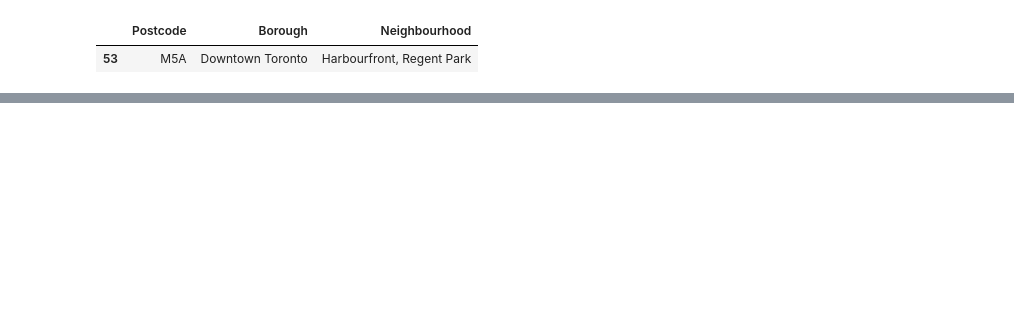
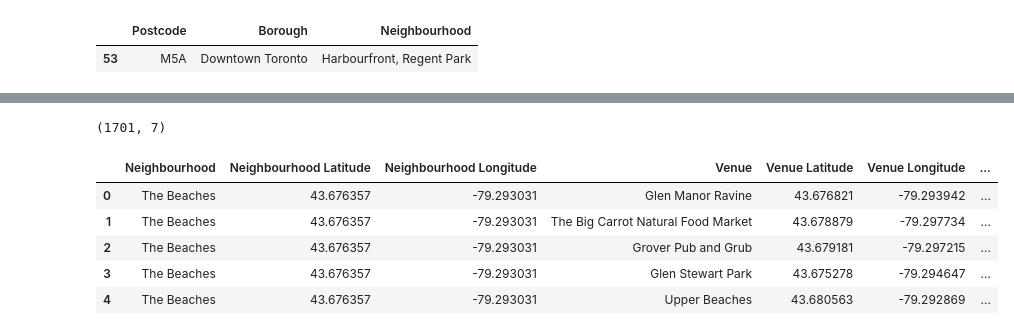
Before and after one commit to vishalkrag01/Coursera_Capstone, a Jupyter notebook: GeoLocaton and Clustering2.ipynb, the cells around one changed output, grey strips where cells are left out. Saved outputs shown, nothing was run; the diff lists cells and outputs as text; code cells hidden in the pictures; blank space fills up the shorter version.

```diff
--- a/GeoLocaton and Clustering2.ipynb
+++ b/GeoLocaton and Clustering2.ipynb
@@ -144,0 +340,13 @@ data2[data2['Postcode']=='M5A']
+# %%
+print(toronto_venues.shape)
+# %% [output]
+(1701, 7)
+# %%
+toronto_venues.head()
+# %% [output]
+|  | Neighbourhood | Neighbourhood Latitude | Neighbourhood Longitude | Venue | Venue Latitude | Venue Longitude | ... |
+| 0 | The Beaches | 43.676357 | -79.293031 | Glen Manor Ravine | 43.676821 | -79.293942 | ... |
+| 1 | The Beaches | 43.676357 | -79.293031 | The Big Carrot Natural Food Market | 43.678879 | -79.297734 | ... |
+| 2 | The Beaches | 43.676357 | -79.293031 | Grover Pub and Grub | 43.679181 | -79.297215 | ... |
+| 3 | The Beaches | 43.676357 | -79.293031 | Glen Stewart Park | 43.675278 | -79.294647 | ... |
+| 4 | The Beaches | 43.676357 | -79.293031 | Upper Beaches | 43.680563 | -79.292869 | ... |
```
Also changed, not shown: parts of 45 cells of this notebook.
